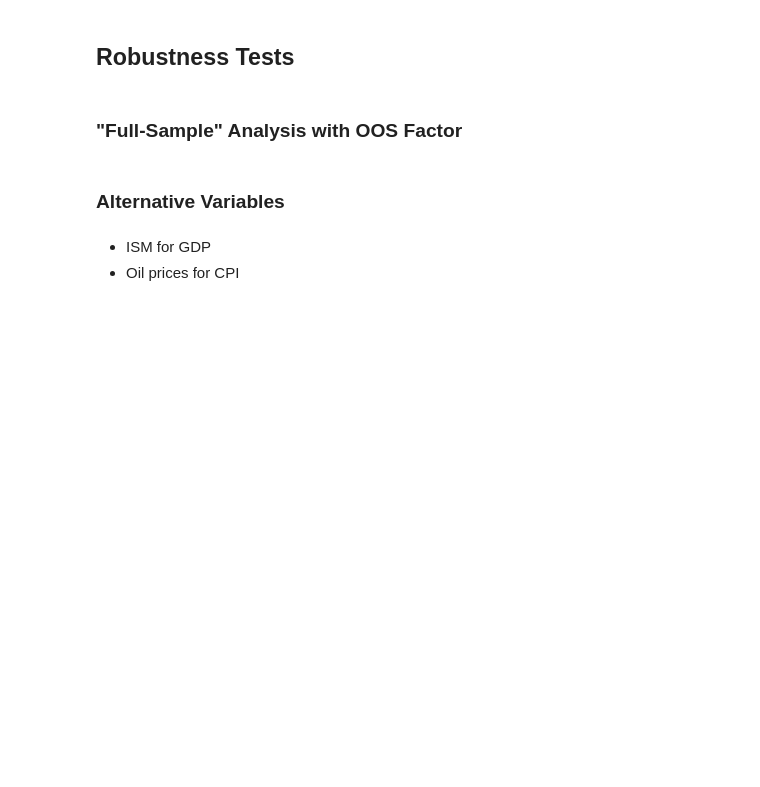
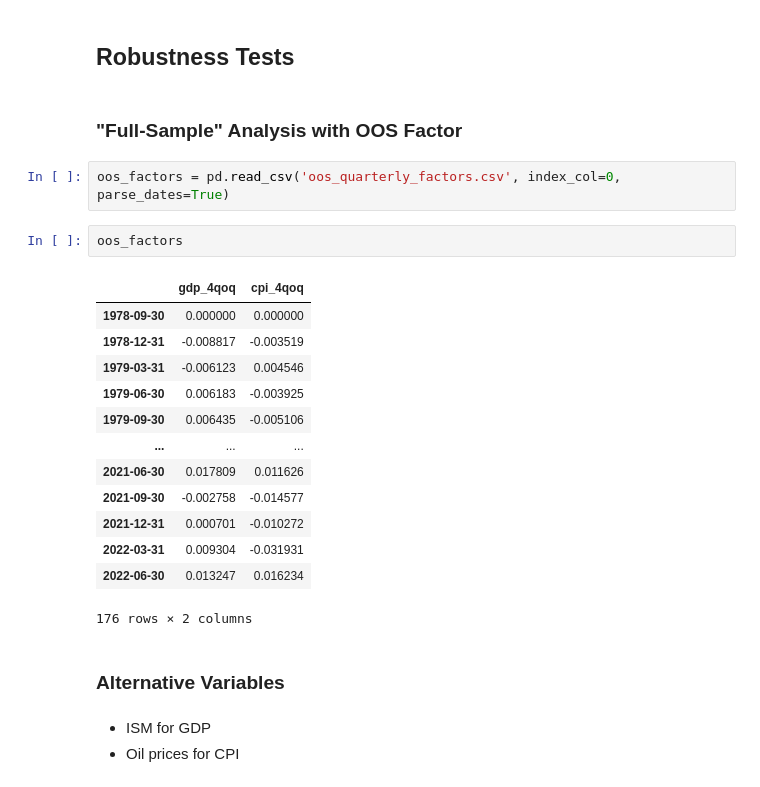
Before and after one commit to santoromano/Macro-Cross-Sectional-Analysis, a Jupyter notebook: empirics.ipynb, the cells around one changed output. Drawn from its saved outputs; the diff is of its cells as text; blank space fills up the shorter version.

```diff
--- a/empirics.ipynb
+++ b/empirics.ipynb
@@ -728,6 +482,24 @@ grs(gmm1,macro_factors)
 ## Robustness Tests
 # %% [markdown]
 ### "Full-Sample" Analysis with OOS Factor
+# %%
+oos_factors = pd.read_csv('oos_quarterly_factors.csv', index_col=0, parse_dates=True)
+# %%
+oos_factors
+# %% [output]
+|  | gdp_4qoq | cpi_4qoq |
+| 1978-09-30 | 0.000000 | 0.000000 |
+| 1978-12-31 | -0.008817 | -0.003519 |
+| 1979-03-31 | -0.006123 | 0.004546 |
+| 1979-06-30 | 0.006183 | -0.003925 |
+| 1979-09-30 | 0.006435 | -0.005106 |
+| ... | ... | ... |
+| 2021-06-30 | 0.017809 | 0.011626 |
+| 2021-09-30 | -0.002758 | -0.014577 |
+| 2021-12-31 | 0.000701 | -0.010272 |
+| 2022-03-31 | 0.009304 | -0.031931 |
+| 2022-06-30 | 0.013247 | 0.016234 |
+176 rows × 2 columns
 # %% [markdown]
 ### Alternative Variables
 # %% [markdown]
```
Also changed, not shown: parts of 37 cells of this notebook.
